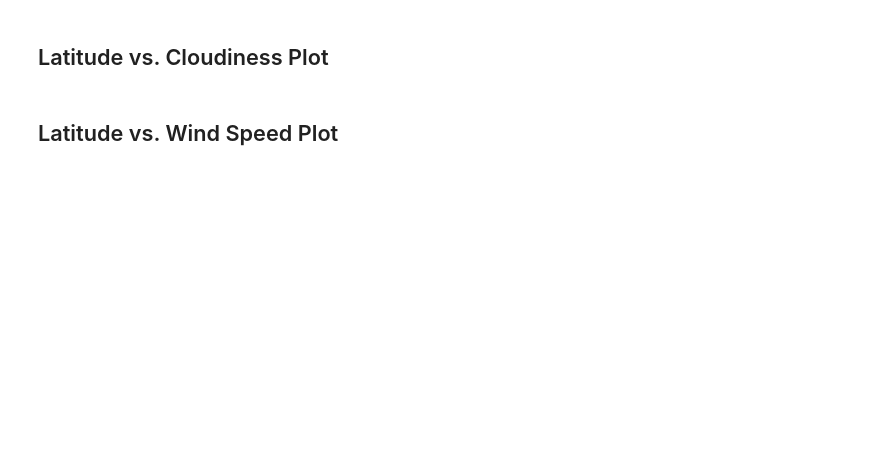
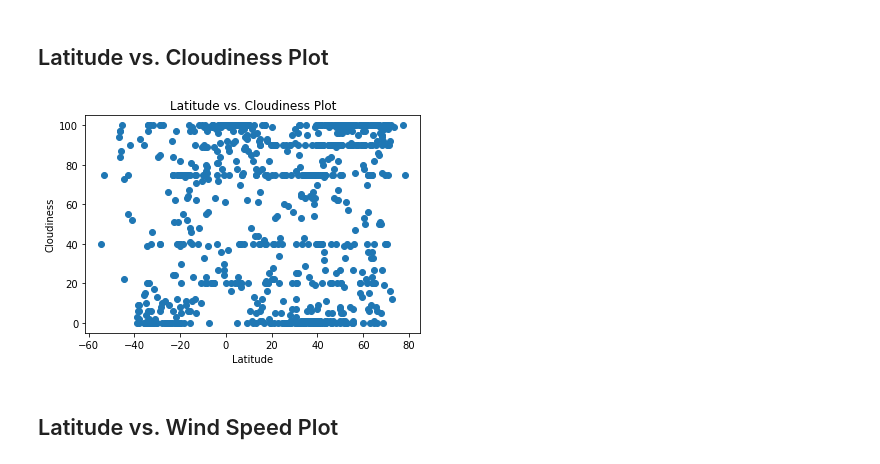
Before and after one commit to patrickfspring/Python-API-Challenges, a Jupyter notebook: WeatherPy/WeatherPy.ipynb, the cells around one changed output. Cells and saved outputs as stored; diff of their text form; code cells hidden in the pictures; blank space fills up the shorter version.

```diff
--- a/WeatherPy/WeatherPy.ipynb
+++ b/WeatherPy/WeatherPy.ipynb
@@ -179,4 +168,14 @@ Skip this step if there are no cities that have humidity > 100%.
 # %% [markdown]
 ## Latitude vs. Cloudiness Plot
+# %%
+x_values = weather_guide['latitude']
+y_values = weather_guide['cloudiness']
+plt.scatter(x_values,y_values)
+plt.xlabel('Latitude')
+plt.ylabel('Cloudiness')
+plt.title('Latitude vs. Cloudiness Plot')
+plt.show()
+# %% [output]
+[figure, added]
 # %% [markdown]
 ## Latitude vs. Wind Speed Plot
```
Also changed, not shown: parts of 18 cells of this notebook, 1 other file.
